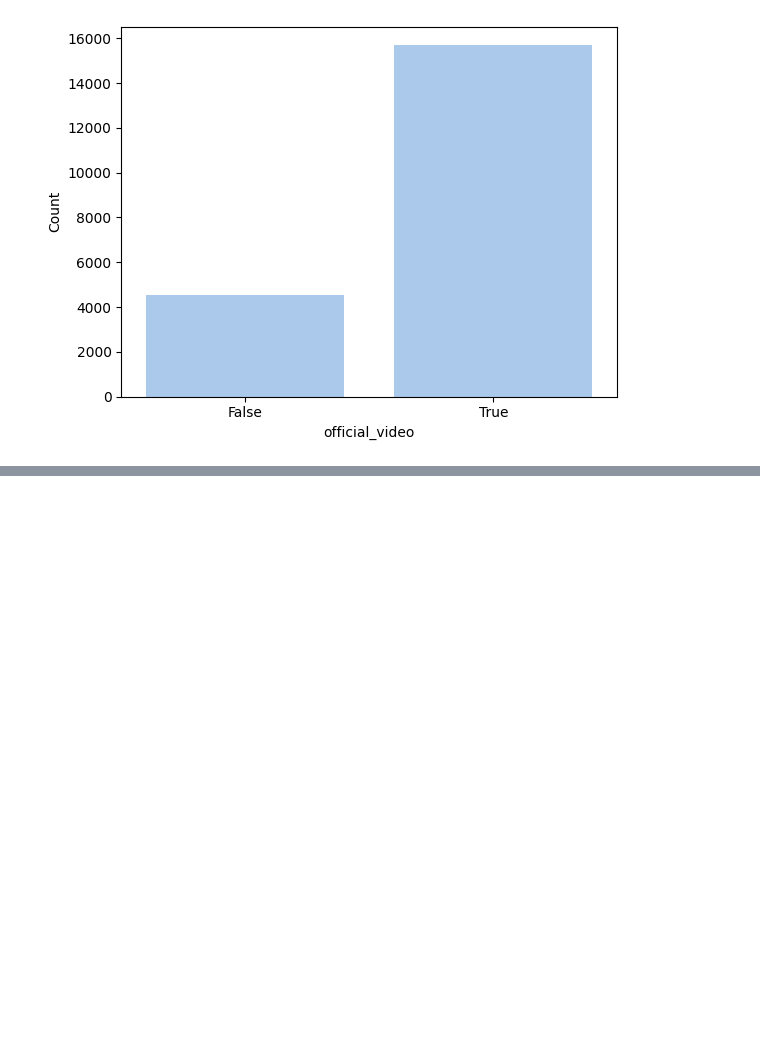
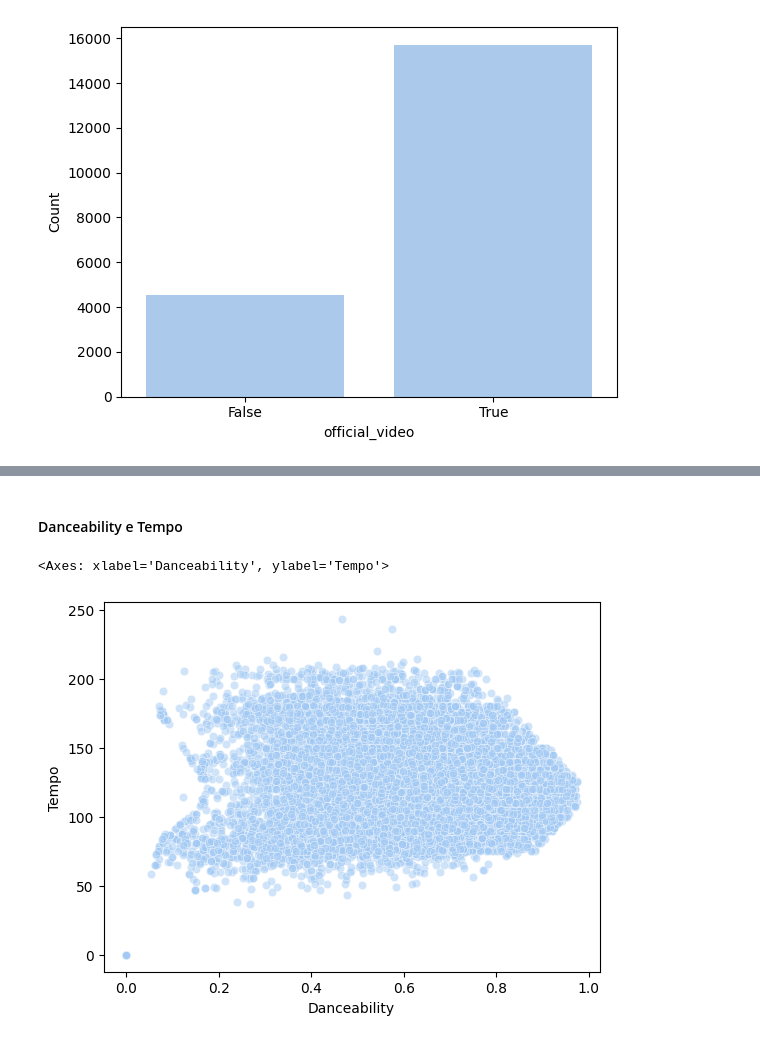
Before and after one commit to sylrod569/Projeto-ICD---An-lise-de-Dados-do-Spotify-Youtube, a Jupyter notebook: tratamento_de_dados.ipynb, the cells around one changed output, grey strips where cells are left out. Cells and saved outputs as stored; diff of their text form; code cells hidden in the pictures; blank space fills up the shorter version.

```diff
--- a/tratamento_de_dados.ipynb
+++ b/tratamento_de_dados.ipynb
@@ -295,0 +321,7 @@ plt.show()
+# %% [markdown]
+#### Danceability e Tempo
+# %%
+sns.scatterplot(data=df_spotify_youtube_num,x='Danceability',y='Tempo',alpha=0.5)
+# %% [output]
+<Axes: xlabel='Danceability', ylabel='Tempo'>
+[figure, added]
```
Also changed, not shown: parts of 10 cells of this notebook, 1 other file.
